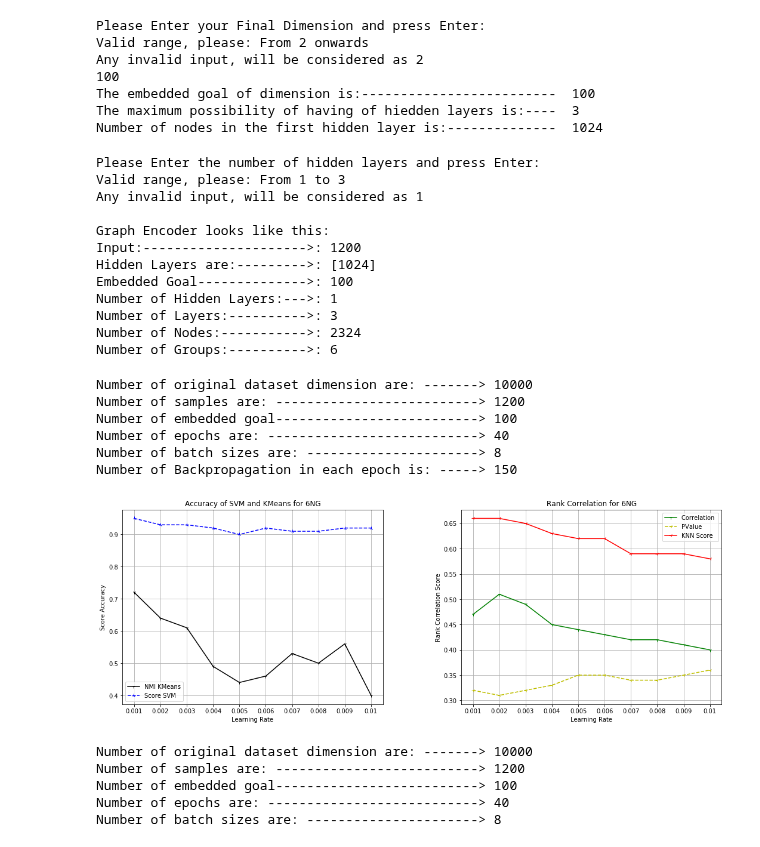
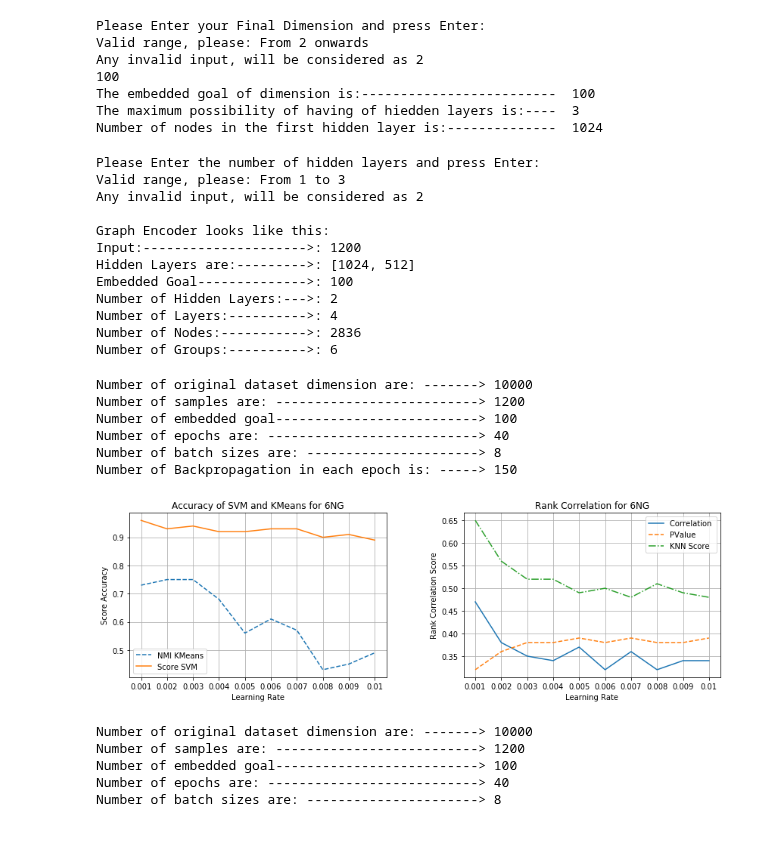
Before and after one commit to saman-nia/Deep-Learning-for-Dimensionality-Reduction, a Jupyter notebook: Text Documents Dimensionality Reduction/K_learning_rate.ipynb, the cells around one changed output. Drawn from its saved outputs; the diff is of its cells as text; code cells hidden in the pictures.

```diff
--- a/Text Documents Dimensionality Reduction/K_learning_rate.ipynb
+++ b/Text Documents Dimensionality Reduction/K_learning_rate.ipynb
@@ -314,7 +334,7 @@ while True:
     value_hl = input('Please Enter the number of hidden layers and press Enter:\n'
                       'Valid range, please: From 1 to {:d} \n'
                        'Any invalid input, will be considered as {:d} \n'.format(
-                           n_max_layers, int(sqrt(n_max_layers))))
+                           n_max_layers, round(sqrt(n_max_layers))))
     run_ghl = True
   else:
     value_hl = input()
@@ -325,21 +345,21 @@ while True:
     else:
       print('Please insert valid value or press enter without value:')
   except ValueError:
-    value_hl = int(sqrt(n_max_layers))
+    value_hl = round(sqrt(n_max_layers))
     break
 num_hidden_layers, num_nodes = get_hidden_layer(num_hidden = value_hl)
 # %% [output]
 Please Enter the number of hidden layers and press Enter:
 Valid range, please: From 1 to 3
-Any invalid input, will be considered as 1
+Any invalid input, will be considered as 2
 
 Graph Encoder looks like this:
 Input:--------------------->: 1200
-Hidden Layers are:--------->: [1024]
+Hidden Layers are:--------->: [1024, 512]
 Embedded Goal-------------->: 100
-Number of Hidden Layers:--->: 1
-Number of Layers:---------->: 3
-Number of Nodes:----------->: 2324
+Number of Hidden Layers:--->: 2
+Number of Layers:---------->: 4
+Number of Nodes:----------->: 2836
 Number of Groups:---------->: 6
 # %%
 scope_layer = []
@@ -527,34 +547,35 @@ for i_L in tqdm(learning_rate):
   score_svm.append(round(accuracy_svm, 2))
 # %%
 xi = [i for i in range(0, len(steps))]
-plt.figure(figsize=(18,6))
+plt.figure(figsize=(14,4))
 plt.subplots_adjust(wspace=0.3, hspace=0.3)
 plt.subplot(1,2,1)
-plt.plot(xi, NMI_step, color='k', linestyle='-', label = 'NMI KMeans', marker='1')
-plt.plot(xi, score_svm, color='b', linestyle='--', label = 'Score SVM', marker='2')
+plt.plot(xi, NMI_step, linestyle='--', label = 'NMI KMeans')
+plt.plot(xi, score_svm, linestyle='-', label = 'Score SVM')
 plt.xlabel('Learning Rate'),plt.ylabel('Score Accuracy')
 plt.title('Accuracy of SVM and KMeans for {:d}NG'.format(len(categories_lables)))
 plt.xticks(xi, steps)
 plt.grid()
 plt.legend()
 plt.subplot(1,2,2)
-plt.plot(xi, list_rhos, color='g', linestyle='-', label = 'Correlation ', marker='1')
-plt.plot(xi, list_pvals, color='y', linestyle='--', label = 'PValue', marker='3')
-plt.plot(xi, l_mean, color='r', linestyle='-', label = 'KNN Score', marker='3')
+plt.plot(xi, list_rhos, linestyle='-', label = 'Correlation ')
+plt.plot(xi, list_pvals, linestyle='--', label = 'PValue')
+plt.plot(xi, l_mean, linestyle='-.', label = 'KNN Score')
 plt.xlabel('Learning Rate'),plt.ylabel('Rank Correlation Score')
 plt.title('Rank Correlation for {:d}NG'.format(len(categories_lables)))
 plt.xticks(xi, steps)
 plt.grid()
 plt.legend()
 plt.show()
+
 print('\n\n')
 print('Number of original dataset dimension are: ------->',X_train.shape[1])
 print('Number of samples are: -------------------------->',n_input)
 print('Number of embedded goal-------------------------->',n_code)
 print('Number of epochs are: --------------------------->',epochs)
 print('Number of batch sizes are: ---------------------->',n_batch)
 # %% [output]
-[figure, old version]
+[figure, new version]
 Number of original dataset dimension are: -------> 10000
 Number of samples are: --------------------------> 1200
 Number of embedded goal--------------------------> 100
```
Also changed, not shown: parts of 3 cells of this notebook.
